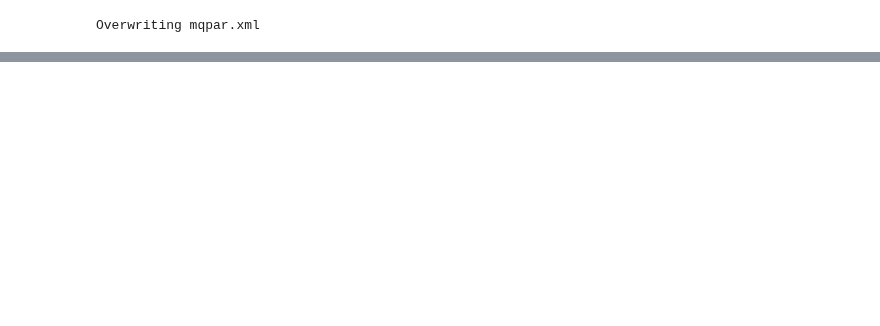
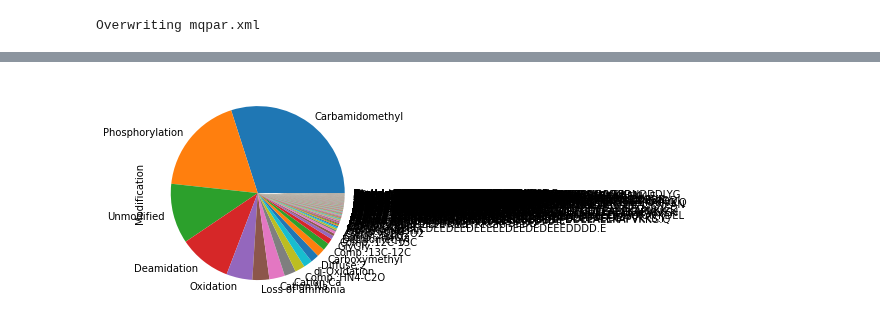
Before and after one commit to animesh/notebooks, a Jupyter notebook: proteinGroupsCombine.ipynb, the cells around one changed output, grey strips where cells are left out. Saved outputs shown, nothing was run; the diff lists cells and outputs as text; code cells hidden in the pictures; blank space fills up the shorter version.

Commit message:
dependent peptides scan for phosphorylation/unmodified calculation

```diff
--- a/proteinGroupsCombine.ipynb
+++ b/proteinGroupsCombine.ipynb
@@ -584,0 +620,14 @@ dfP02769
+# %%
+pathFiles = Path("/home/ash022/scripts/git/mqpar.xml.1605104658.results/")
+fileName='allPeptides.txt'
+trainList=list(pathFiles.rglob(fileName))
+import pandas as pd
+import matplotlib.pyplot as plt
+df=pd.DataFrame()
+for f in trainList:
+    peptideHits=pd.read_csv(f,low_memory=False,sep='\t')
+    print(f)
+    peptideHits['Name']=f
+    df=pd.concat([df,peptideHits],sort=False)
+print(df.head())
+print(df.columns)
@@ -584,0 +652,18 @@ dfP02769
+# %%
+#print(df.columns.get_loc("DP Proteins"))
+dfDP=df.loc[:, df.columns.str.startswith('DP')|df.columns.str.startswith('Raw')]
+dfDP=dfDP[dfDP['DP Proteins'].notnull()]
+
+dfDP=dfDP.rename(columns = lambda x : str(x)[3:])
+writeDPcsv=pathFiles/(fileName+"DP.csv")
+print("writing output to ... ")
+dfDP.to_csv(writeDPcsv)
+
+#import pandas_profiling
+#print(dfDP.profile_report())
+
+print(writeDPcsv)
+dfDPcnt=dfDP['Modification'].value_counts()
+#https://www.shanelynn.ie/bar-plots-in-python-using-pandas-dataframes/
+#dfDP['Base Raw File'].value_counts().plot(kind='bar',stacked=True)
+print(dfDPcnt)
@@ -584,0 +700,5 @@ dfP02769
+# %%
+writeDPpng=pathFiles/(fileName+"DP.png")
+if(dfDPcnt.empty==False): dfDPcnt[dfDPcnt>0].plot(kind='pie').figure.savefig(writeDPpng.absolute(),dpi=100,bbox_inches = "tight")
+# %% [output]
+[figure, added]
```
Also changed, not shown: parts of 15 cells of this notebook.
